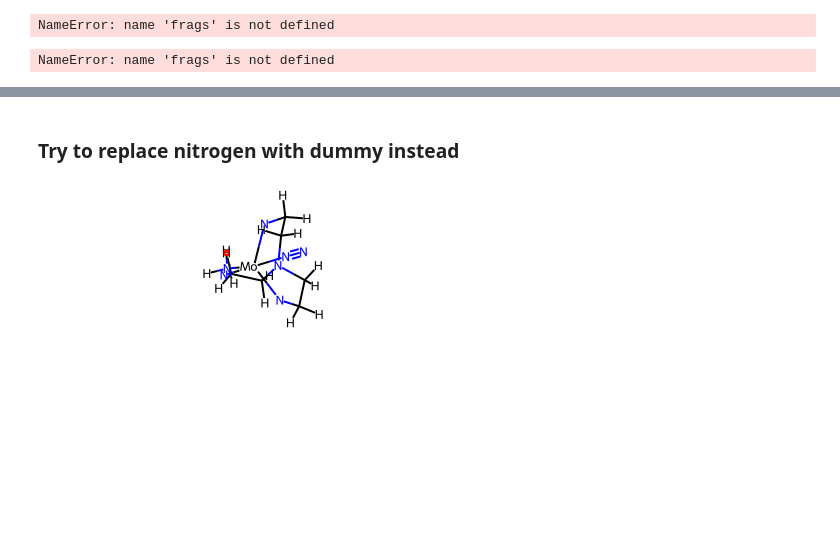
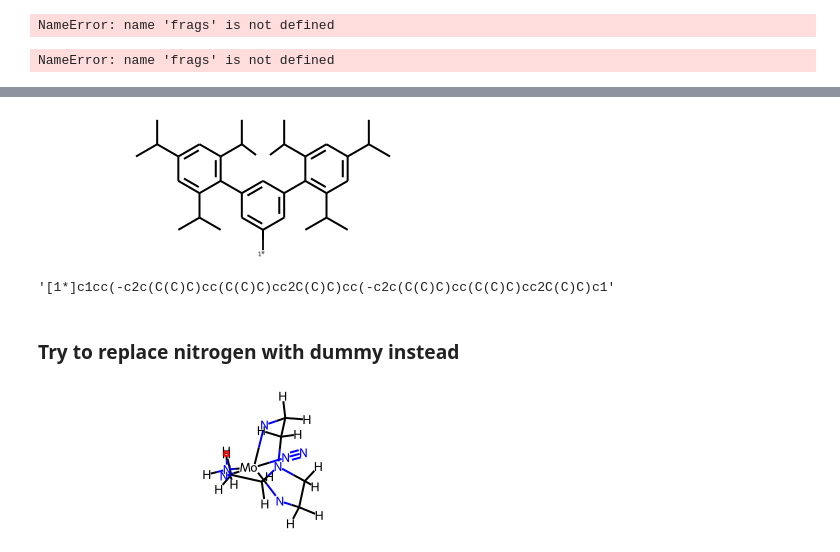
Before and after one commit to Strandgaard96/GB_GA, a Jupyter notebook: notebooks/RDKIT.ipynb, the cells around one changed output, grey strips where cells are left out. Drawn from its saved outputs; the diff is of its cells as text; code cells hidden in the pictures; blank space fills up the shorter version.

```diff
--- a/notebooks/RDKIT.ipynb
+++ b/notebooks/RDKIT.ipynb
@@ -116,3 +120,11 @@ Has substructure match: True
+# %%
+Chem.MolFromSmiles(Chem.MolToSmiles(Chem.RemoveHs(frags[2])))
+# %% [output]
+[figure, added]
+# %%
+Chem.MolToSmiles(Chem.RemoveHs(frags[2]))
+# %% [output]
+'[1*]c1cc(-c2c(C(C)C)cc(C(C)C)cc2C(C)C)cc(-c2c(C(C)C)cc(C(C)C)cc2C(C)C)c1'
 # %% [markdown]
 ### Try to replace nitrogen with dummy instead
 # %%
```
Also changed, not shown: parts of 3 cells of this notebook, 7 other files.
